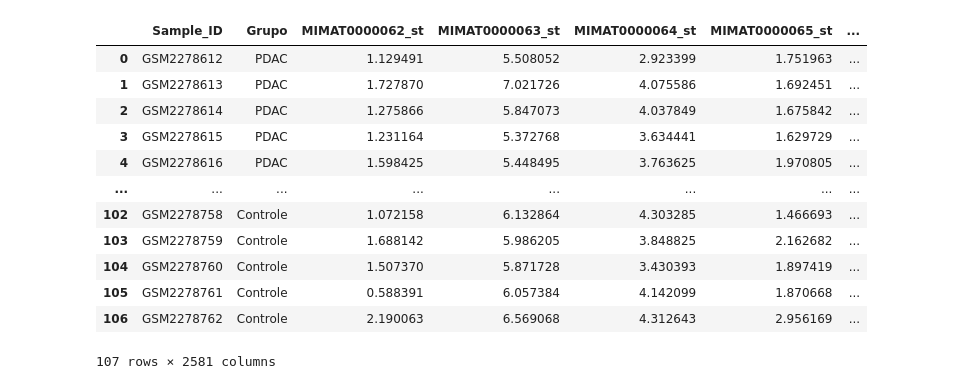
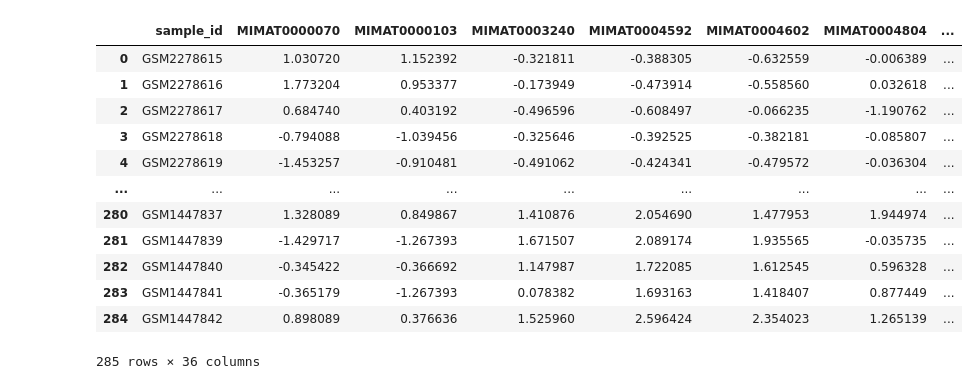
Before and after one commit to cassi-du/TCC_Mirnas, a Jupyter notebook: XGBoost/XGBoost.ipynb, the cells around one changed output. Saved outputs shown, nothing was run; the diff lists cells and outputs as text; code cells hidden in the pictures.

```diff
--- a/XGBoost/XGBoost.ipynb
+++ b/XGBoost/XGBoost.ipynb
@@ -1,42 +1,38 @@
 # %%
+# Imports
 import pandas as pd
 import numpy as np
-import xgboost as xgb
-from sklearn.model_selection import train_test_split
+import matplotlib.pyplot as plt
+import random
 import time
 import os
 from joblib import dump, load
+
+# Métricas e ferramentas de Machine Learning
+import xgboost as xgb
+import shap
 from imblearn.over_sampling import SMOTE
+from sklearn.model_selection import train_test_split
 from sklearn import preprocessing
 from collections import Counter
-from pprint import pprint
-import random
 from scipy.spatial.distance import cdist
-import matplotlib.pyplot as plt
-from sklearn.metrics import (
-    accuracy_score,ConfusionMatrixDisplay,
-    precision_score,recall_score,f1_score,
-    roc_auc_score,roc_curve,
-    confusion_matrix,classification_report,
-    precision_recall_curve,average_precision_score
-    )
-import shap
+from sklearn.metrics import (accuracy_score,ConfusionMatrixDisplay,precision_score,recall_score,f1_score,roc_auc_score,roc_curve,confusion_matrix,classification_report,
+                             precision_recall_curve,average_precision_score)
 
-
-dados = pd.read_csv ("../Databases/PDACCTRL_samplesXfeatures_RAW.csv", sep=',')
+dados = pd.read_csv ("../Databases/base_treino_boruta.csv", sep=',')
 dados
 # %% [output]
-|  | Sample_ID | Grupo | MIMAT0000062_st | MIMAT0000063_st | MIMAT0000064_st | MIMAT0000065_st | ... |
-| 0 | GSM2278612 | PDAC | 1.129491 | 5.508052 | 2.923399 | 1.751963 | ... |
-| 1 | GSM2278613 | PDAC | 1.727870 | 7.021726 | 4.075586 | 1.692451 | ... |
-| 2 | GSM2278614 | PDAC | 1.275866 | 5.847073 | 4.037849 | 1.675842 | ... |
-| 3 | GSM2278615 | PDAC | 1.231164 | 5.372768 | 3.634441 | 1.629729 | ... |
-| 4 | GSM2278616 | PDAC | 1.598425 | 5.448495 | 3.763625 | 1.970805 | ... |
-| ... | ... | ... | ... | ... | ... | ... | ... |
-| 102 | GSM2278758 | Controle | 1.072158 | 6.132864 | 4.303285 | 1.466693 | ... |
-| 103 | GSM2278759 | Controle | 1.688142 | 5.986205 | 3.848825 | 2.162682 | ... |
-| 104 | GSM2278760 | Controle | 1.507370 | 5.871728 | 3.430393 | 1.897419 | ... |
-| 105 | GSM2278761 | Controle | 0.588391 | 6.057384 | 4.142099 | 1.870668 | ... |
-| 106 | GSM2278762 | Controle | 2.190063 | 6.569068 | 4.312643 | 2.956169 | ... |
+|  | sample_id | MIMAT0000070 | MIMAT0000103 | MIMAT0003240 | MIMAT0004592 | MIMAT0004602 | MIMAT0004804 | ... |
+| 0 | GSM2278615 | 1.030720 | 1.152392 | -0.321811 | -0.388305 | -0.632559 | -0.006389 | ... |
+| 1 | GSM2278616 | 1.773204 | 0.953377 | -0.173949 | -0.473914 | -0.558560 | 0.032618 | ... |
+| 2 | GSM2278617 | 0.684740 | 0.403192 | -0.496596 | -0.608497 | -0.066235 | -1.190762 | ... |
+| 3 | GSM2278618 | -0.794088 | -1.039456 | -0.325646 | -0.392525 | -0.382181 | -0.085807 | ... |
+| 4 | GSM2278619 | -1.453257 | -0.910481 | -0.491062 | -0.424341 | -0.479572 | -0.036304 | ... |
+| ... | ... | ... | ... | ... | ... | ... | ... | ... |
+| 280 | GSM1447837 | 1.328089 | 0.849867 | 1.410876 | 2.054690 | 1.477953 | 1.944974 | ... |
+| 281 | GSM1447839 | -1.429717 | -1.267393 | 1.671507 | 2.089174 | 1.935565 | -0.035735 | ... |
+| 282 | GSM1447840 | -0.345422 | -0.366692 | 1.147987 | 1.722085 | 1.612545 | 0.596328 | ... |
+| 283 | GSM1447841 | -0.365179 | -1.267393 | 0.078382 | 1.693163 | 1.418407 | 0.877449 | ... |
+| 284 | GSM1447842 | 0.898089 | 0.376636 | 1.525960 | 2.596424 | 2.354023 | 1.265139 | ... |
-107 rows × 2581 columns
+285 rows × 36 columns
 # %%
```
Also changed, not shown: parts of 7 cells of this notebook, 12 other files.
